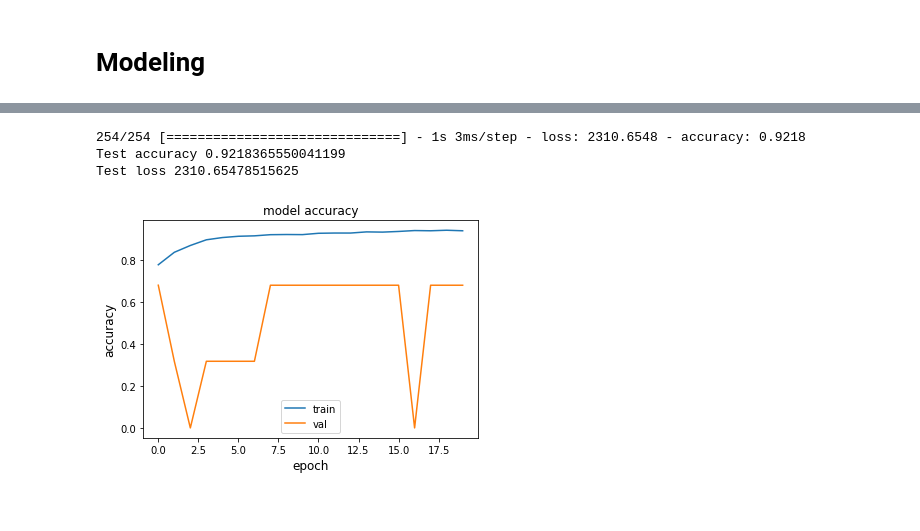
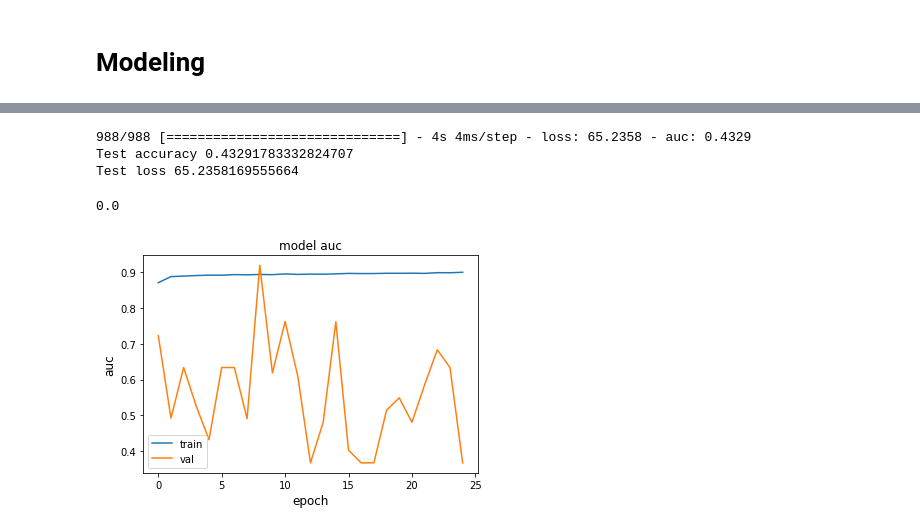
Before and after one commit to akletini/Forschungsprojekt, a Jupyter notebook: Main.ipynb, the cells around one changed output, grey strips where cells are left out. Drawn from its saved outputs; the diff is of its cells as text; code cells hidden in the pictures.

Commit message:
Bad model, good pipeline

```diff
--- a/Main.ipynb
+++ b/Main.ipynb
@@ -157,32 +161,37 @@ from keras.models import Sequential
 from keras.layers import Dense
 from keras.layers import Dropout
 # %%
-EPOCHS = 20
+EPOCHS = 25
 BATCH_SIZE = 32
 
 callbacks = [
-    keras.callbacks.ReduceLROnPlateau(
-        monitor="val_loss", factor=0.5, patience=20, min_lr=0.001
-    ),
-    keras.callbacks.EarlyStopping(monitor="val_loss", patience=50, verbose=1),
+#    keras.callbacks.ReduceLROnPlateau(
+#        monitor="val_loss", factor=0.5, patience=20, min_lr=0.001
+#    ),
+    keras.callbacks.EarlyStopping(monitor="val_loss", patience=50, verbose=1, restore_best_weights=True),
 ]
 # %%
+from keras.layers import *
 def create_model():
     input_layer = keras.layers.Input(shape=(window_size, 1))
 
-    conv1 = keras.layers.Conv1D(filters=64, kernel_size=3, padding="same")(input_layer)
+    conv1 = keras.layers.Conv1D(filters=32, kernel_size=5, padding="same")(input_layer)
     conv1 = keras.layers.BatchNormalization()(conv1)
     conv1 = keras.layers.ReLU()(conv1)
 
-    conv2 = keras.layers.Conv1D(filters=64, kernel_size=3, padding="same")(conv1)
-    conv2 = keras.layers.BatchNormalization()(conv2)
-    conv2 = keras.layers.ReLU()(conv2)
+    #conv2 = keras.layers.Conv1D(filters=32, kernel_size=3, padding="same")(conv1)
+    #conv2 = keras.layers.BatchNormalization()(conv2)
+    #conv2 = keras.layers.ReLU()(conv2)
 
-    conv3 = keras.layers.Conv1D(filters=64, kernel_size=3, padding="same")(conv2)
-    conv3 = keras.layers.BatchNormalization()(conv3)
-    conv3 = keras.layers.ReLU()(conv3)
+    #conv3 = keras.layers.Conv1D(filters=32, kernel_size=3, padding="same")(conv2)
+    #conv3 = keras.layers.BatchNormalization()(conv3)
+    #conv3 = keras.layers.ReLU()(conv3)
 
-    gap = keras.layers.GlobalAveragePooling1D()(conv3)
+    gap = keras.layers.GlobalAveragePooling1D()(conv1)
+
+   # dense1 = keras.layers.Dense(128)(gap)
+   # dense1 = keras.layers.BatchNormalization()(dense1)
+   # dense1 = keras.layers.ReLU()(dense1)
 
     output_layer = keras.layers.Dense(len(appliances), activation="sigmoid")(gap)
 
@@ -195,6 +201,8 @@ You must install pydot (`pip install pydot`) and install graphviz (see instructi
 # %%
 loss_fn = tf.keras.losses.BinaryCrossentropy()
+# %%
+optimizer = tf.keras.optimizers.Adam(learning_rate=0.01)
 # %%
-model.compile(optimizer='adam',
+model.compile(optimizer=optimizer,
               loss=loss_fn,
-              metrics=['accuracy'])
+              metrics=['AUC'])
@@ -267,9 +253,0 @@ array([[0., 0., 0., 1., 0.],
-# %%
-test_loss, test_acc = model.evaluate(X_test, y_test)
-
-print("Test accuracy", test_acc)
-print("Test loss", test_loss)
-# %% [output]
-254/254 [==============================] - 1s 3ms/step - loss: 2310.6548 - accuracy: 0.9218
-Test accuracy 0.9218365550041199
-Test loss 2310.65478515625
@@ -276,13 +258,27 @@ Test loss 2310.65478515625
+# %%
+test_loss, test_acc = model.evaluate(X_test, y_test)
+
+print("Test accuracy", test_acc)
+print("Test loss", test_loss)
+# %% [output]
+988/988 [==============================] - 4s 4ms/step - loss: 65.2358 - auc: 0.4329
+Test accuracy 0.43291783332824707
+Test loss 65.2358169555664
+# %%
+from sklearn.metrics import accuracy_score
+accuracy_score(y_test, y_pred)
+# %% [output]
+0.0
 # %%
-metric = "accuracy"
+metric = "auc"
 plt.figure()
 plt.plot(history.history[metric])
 plt.plot(history.history["val_" + metric])
 plt.title("model " + metric)
 plt.ylabel(metric, fontsize="large")
 plt.xlabel("epoch", fontsize="large")
 plt.legend(["train", "val"], loc="best")
 plt.show()
 plt.close()
 # %% [output]
-[figure, old version]
+[figure, new version]
```
Also changed, not shown: parts of 21 cells of this notebook, 1 other file.
